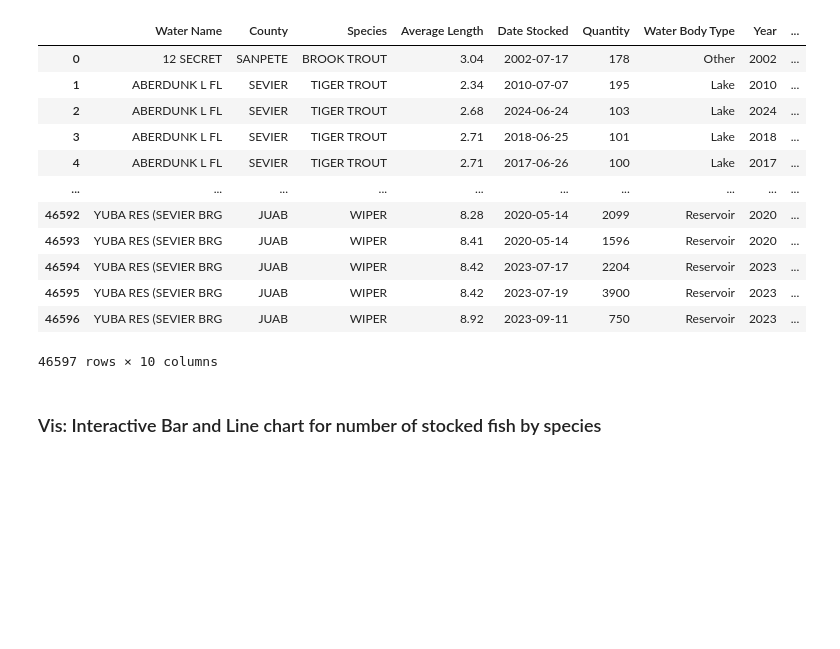
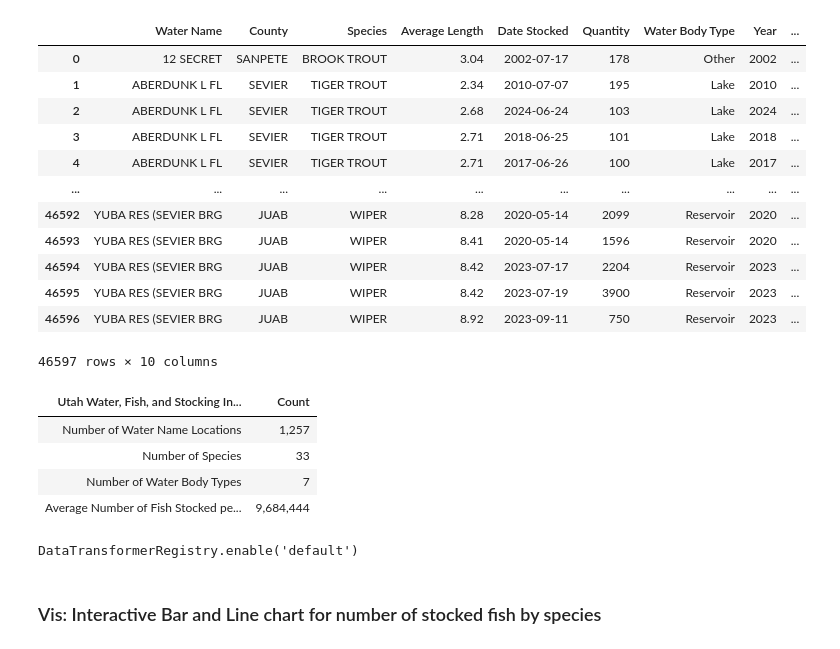
Before and after one commit to Daxton-Furniss/COMP-5960_Project, a Jupyter notebook: exploratory_notebook_draft.ipynb, the cells around one changed output. Saved outputs shown, nothing was run; the diff lists cells and outputs as text; code cells hidden in the pictures; blank space fills up the shorter version.

Commit message:
updated notebooks, nearly done

```diff
--- a/exploratory_notebook_draft.ipynb
+++ b/exploratory_notebook_draft.ipynb
@@ -207,6 +207,40 @@ fish_stock_data
 | 46595 | YUBA RES (SEVIER BRG | JUAB | WIPER | 8.42 | 2023-07-19 | 3900 | Reservoir | 2023 | ... |
 | 46596 | YUBA RES (SEVIER BRG | JUAB | WIPER | 8.92 | 2023-09-11 | 750 | Reservoir | 2023 | ... |
 46597 rows × 10 columns
+# %%
+# Number of unique water name locations
+num_water_names = fish_stock_data['Water Name'].nunique()
+
+# Number of unique species
+num_species = fish_stock_data['Species'].nunique()
+
+# Number of unique water body types
+num_water_body_types = fish_stock_data['Water Body Type'].nunique()
+
+# Average number of fish stocked per year
+avg_fish_stocked_per_year = fish_stock_data.groupby('Year')['Quantity'].sum().mean()
+
+# Creating a table to be used in explanatory notebook
+summary_table = pd.DataFrame({
+    'Utah Water, Fish, and Stocking Information': ['Number of Water Name Locations', 'Number of Species', 'Number of Water Body Types', 'Average Number of Fish Stocked per Year'],
+    'Count': [num_water_names, num_species, num_water_body_types, avg_fish_stocked_per_year]
+})
+
+# Changing Value f
+summary_table['Count'] = summary_table['Count'].apply(lambda x: f'{x:,.0f}')
+summary_table.style.hide(axis="index")
+# %% [output]
+| Utah Water, Fish, and Stocking In... | Count |
+| Number of Water Name Locations | 1,257 |
+| Number of Species | 33 |
+| Number of Water Body Types | 7 |
+| Average Number of Fish Stocked pe... | 9,684,444 |
+# %%
+#Adjusting altair default of 5000 rows maximum, to allow for greater number of rows in our dataset
+
+alt.data_transformers.enable('default', max_rows=60000)
+# %% [output]
+DataTransformerRegistry.enable('default')
 # %% [markdown]
 ### Vis: Interactive Bar and Line chart for number of stocked fish by species
 # %%
```
Also changed, not shown: parts of 12 cells of this notebook, 1 other file.
